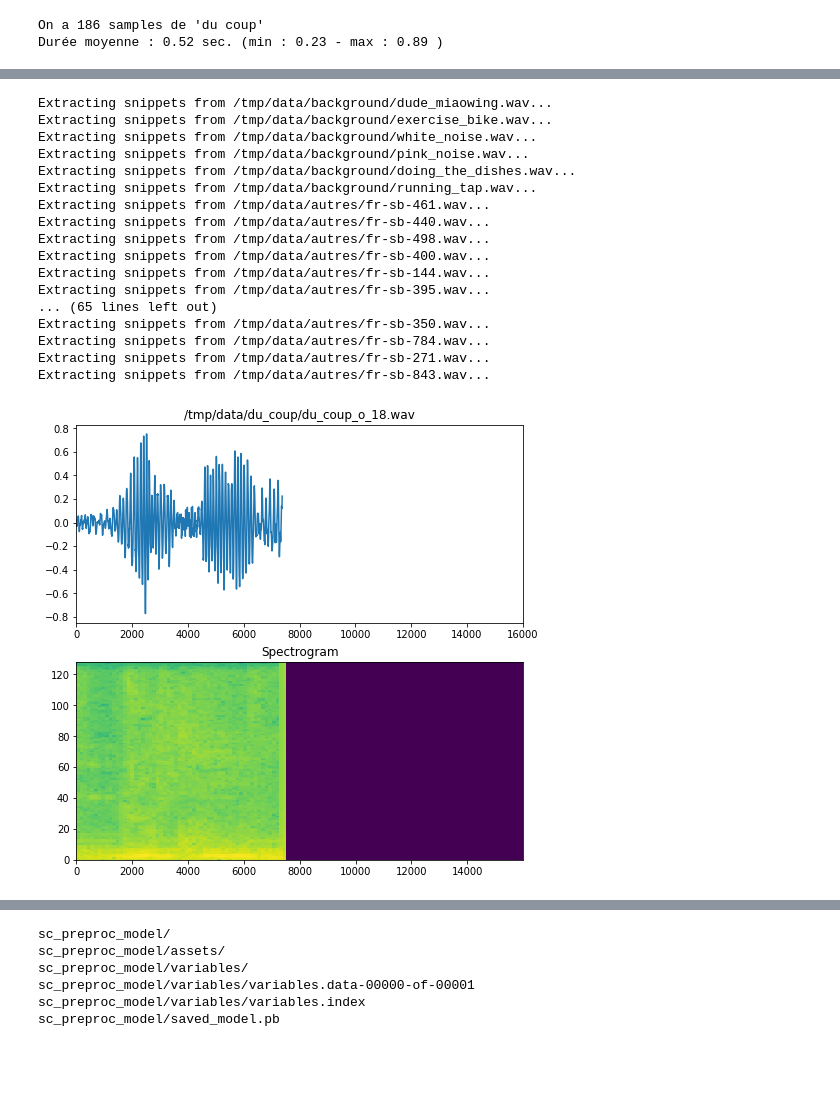
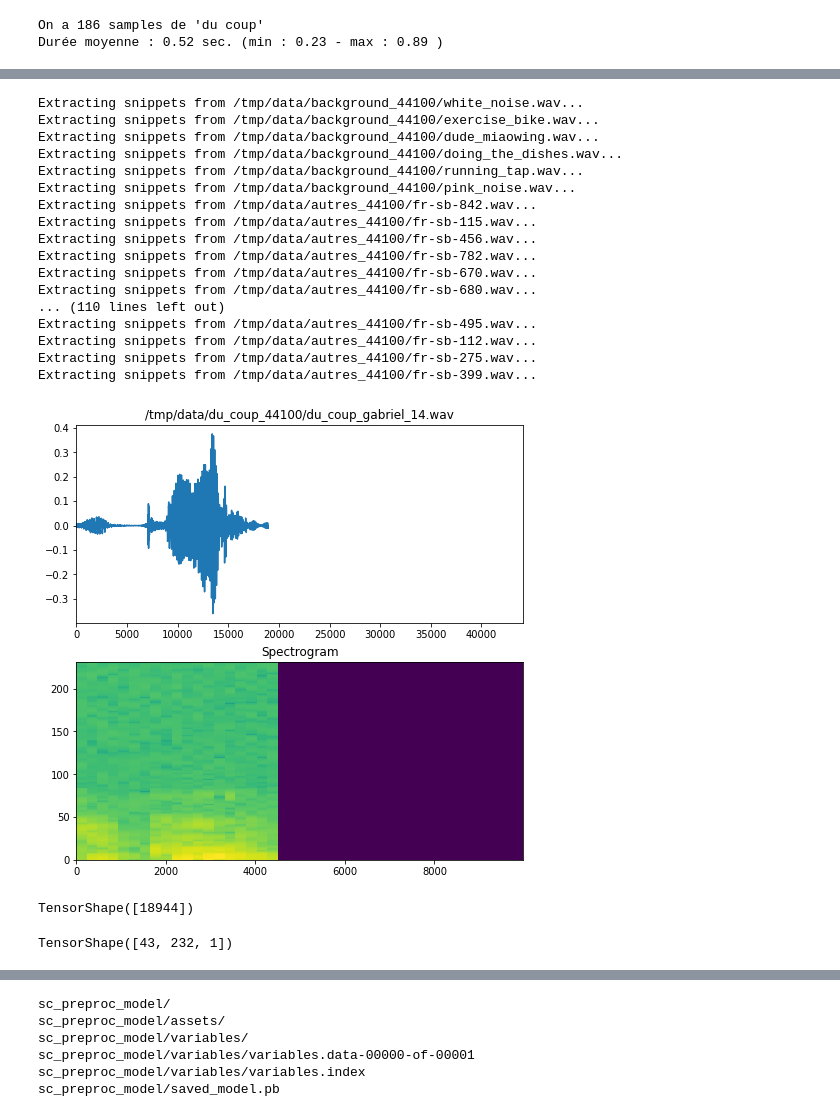
Before and after one commit to JulienGremillot/du_coup, a Jupyter notebook: du_coup_tfjs.ipynb, the cells around one changed output, grey strips where cells are left out. Saved outputs shown, nothing was run; the diff lists cells and outputs as text; code cells hidden in the pictures; blank space fills up the shorter version.

```diff
--- a/du_coup_tfjs.ipynb
+++ b/du_coup_tfjs.ipynb
@@ -47,7 +47,7 @@ print(tfio.__version__)
 3.14.0
 0.24.0
 # %%
-SAMPLING_RATE = 16000
+SAMPLING_RATE = 44100
 
 from google.colab import drive
 import os
@@ -115,7 +115,7 @@ Nombre total de fichiers : 267
 # %%
 # On découpe les sons des répertoires "background" & "autres" en snippets de 1s.
-noise_wav_paths = glob.glob(os.path.join(data_dir, "background", "*.wav"))
-noise_wav_paths_2 = glob.glob(os.path.join(data_dir, "autres", "*.wav"))
+noise_wav_paths = glob.glob(os.path.join(data_dir, "background_44100", "*.wav"))
+noise_wav_paths_2 = glob.glob(os.path.join(data_dir, "autres_44100", "*.wav"))
 snippets_dir = os.path.join(data_dir, "_background_noise_snippets_")
 os.makedirs(snippets_dir, exist_ok=True)
 
@@ -138,23 +138,23 @@ for noise_wav_path in noise_wav_paths_2:
   print("Extracting snippets from %s..." % noise_wav_path)
   extract_snippets(noise_wav_path, snippet_duration_sec=1.0)
 # %% [output]
-Extracting snippets from /tmp/data/background/dude_miaowing.wav...
-Extracting snippets from /tmp/data/background/exercise_bike.wav...
-Extracting snippets from /tmp/data/background/white_noise.wav...
-Extracting snippets from /tmp/data/background/pink_noise.wav...
-Extracting snippets from /tmp/data/background/doing_the_dishes.wav...
-Extracting snippets from /tmp/data/background/running_tap.wav...
-Extracting snippets from /tmp/data/autres/fr-sb-461.wav...
-Extracting snippets from /tmp/data/autres/fr-sb-440.wav...
-Extracting snippets from /tmp/data/autres/fr-sb-498.wav...
-Extracting snippets from /tmp/data/autres/fr-sb-400.wav...
-Extracting snippets from /tmp/data/autres/fr-sb-144.wav...
-Extracting snippets from /tmp/data/autres/fr-sb-395.wav...
-... (65 lines left out)
-Extracting snippets from /tmp/data/autres/fr-sb-350.wav...
-Extracting snippets from /tmp/data/autres/fr-sb-784.wav...
-Extracting snippets from /tmp/data/autres/fr-sb-271.wav...
-Extracting snippets from /tmp/data/autres/fr-sb-843.wav...
+Extracting snippets from /tmp/data/background_44100/white_noise.wav...
+Extracting snippets from /tmp/data/background_44100/exercise_bike.wav...
+Extracting snippets from /tmp/data/background_44100/dude_miaowing.wav...
+Extracting snippets from /tmp/data/background_44100/doing_the_dishes.wav...
+Extracting snippets from /tmp/data/background_44100/running_tap.wav...
+Extracting snippets from /tmp/data/background_44100/pink_noise.wav...
+Extracting snippets from /tmp/data/autres_44100/fr-sb-842.wav...
+Extracting snippets from /tmp/data/autres_44100/fr-sb-115.wav...
+Extracting snippets from /tmp/data/autres_44100/fr-sb-456.wav...
+Extracting snippets from /tmp/data/autres_44100/fr-sb-782.wav...
+Extracting snippets from /tmp/data/autres_44100/fr-sb-670.wav...
+Extracting snippets from /tmp/data/autres_44100/fr-sb-680.wav...
+... (110 lines left out)
+Extracting snippets from /tmp/data/autres_44100/fr-sb-495.wav...
+Extracting snippets from /tmp/data/autres_44100/fr-sb-112.wav...
+Extracting snippets from /tmp/data/autres_44100/fr-sb-275.wav...
+Extracting snippets from /tmp/data/autres_44100/fr-sb-399.wav...
 # %%
 PITCH_FACTOR = 3
 NOISE_FACTOR = 0.01
@@ -275,7 +275,7 @@ def plot_spectrogram(spectrogram, ax):
 
 
 def get_spectrogram(waveform):
-  # Zero-padding for an audio waveform with less than 16,000 samples.
+  # Zero-padding for an audio waveform with less than SAMPLING_RATE samples.
   input_len = SAMPLING_RATE
   waveform = waveform[:input_len]
   zero_padding = tf.zeros(
@@ -288,7 +288,8 @@ def get_spectrogram(waveform):
   equal_length = tf.concat([waveform, zero_padding], 0)
   # Convert the waveform to a spectrogram via a STFT.
   spectrogram = tf.signal.stft(
-      equal_length, frame_length=255, frame_step=128)
+      equal_length, frame_length=128, frame_step=1024, fft_length=462)
+      #equal_length, frame_length=255, frame_step=128)
   # Obtain the magnitude of the STFT.
   spectrogram = tf.abs(spectrogram)
   # Add a `channels` dimension, so that the spectrogram can be used
@@ -312,13 +313,21 @@ def show_spectrogram(s, f, ax):
   plot_spectrogram(s.numpy(), ax)
   ax.set_title(f)
 # %%
-du_coup_files = os.listdir(os.path.join(data_dir, 'du_coup'))
-f = os.path.join(data_dir, 'du_coup', du_coup_files[0])
+du_coup_files = os.listdir(os.path.join(data_dir, 'du_coup_44100'))
+f = os.path.join(data_dir, 'du_coup_44100', du_coup_files[0])
 wav, l = get_waveform_and_label(f)
 s = get_spectrogram(wav)
 show_wav_and_spectrogram(wav, s, f)
 # %% [output]
-[figure, old version]
+[figure, new version]
+# %%
+wav.shape
+# %% [output]
+TensorShape([18944])
+# %%
+s.shape
+# %% [output]
+TensorShape([43, 232, 1])
 # %%
 def perform_augmentation(waveform):
   waveforms = []
```
Also changed, not shown: parts of 44 cells of this notebook.
